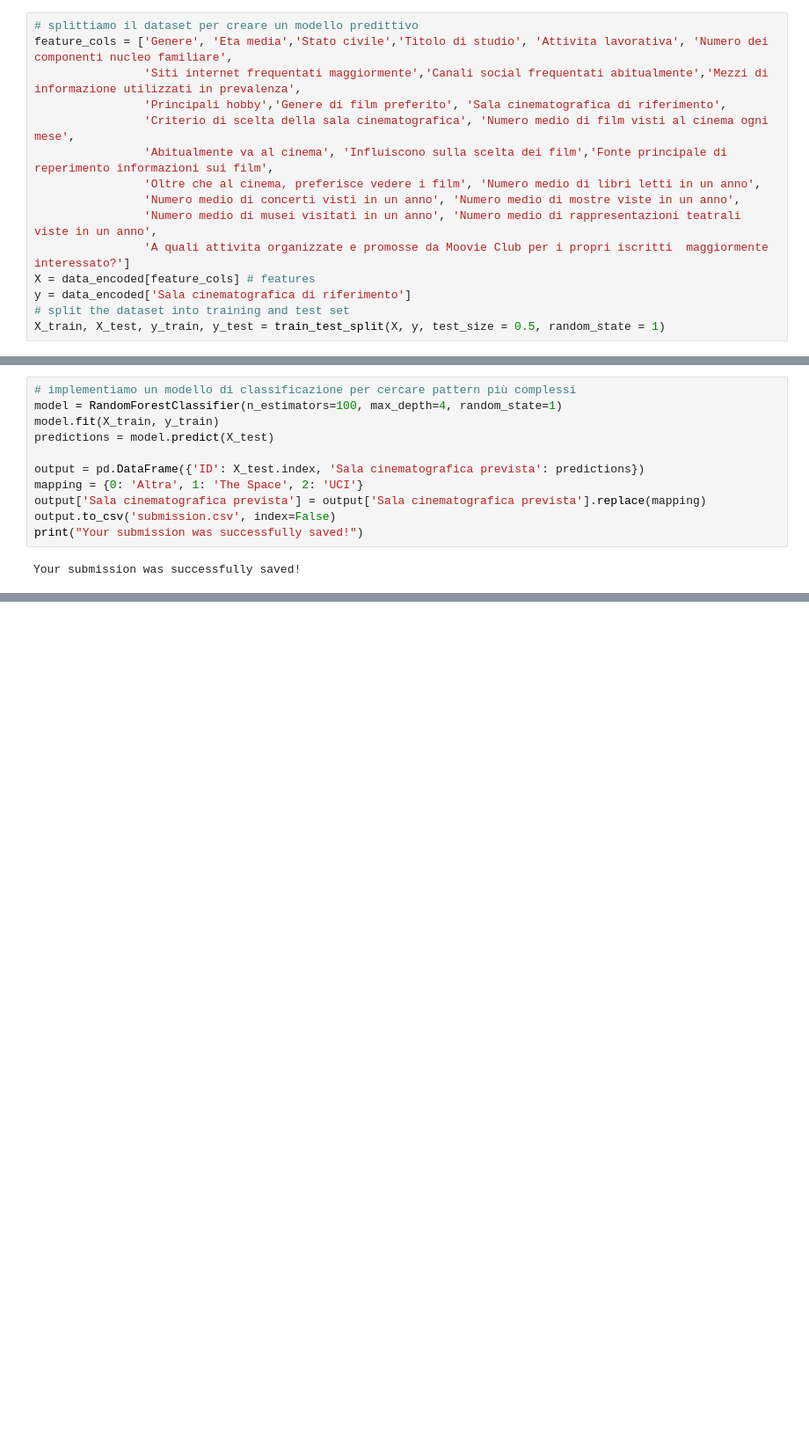
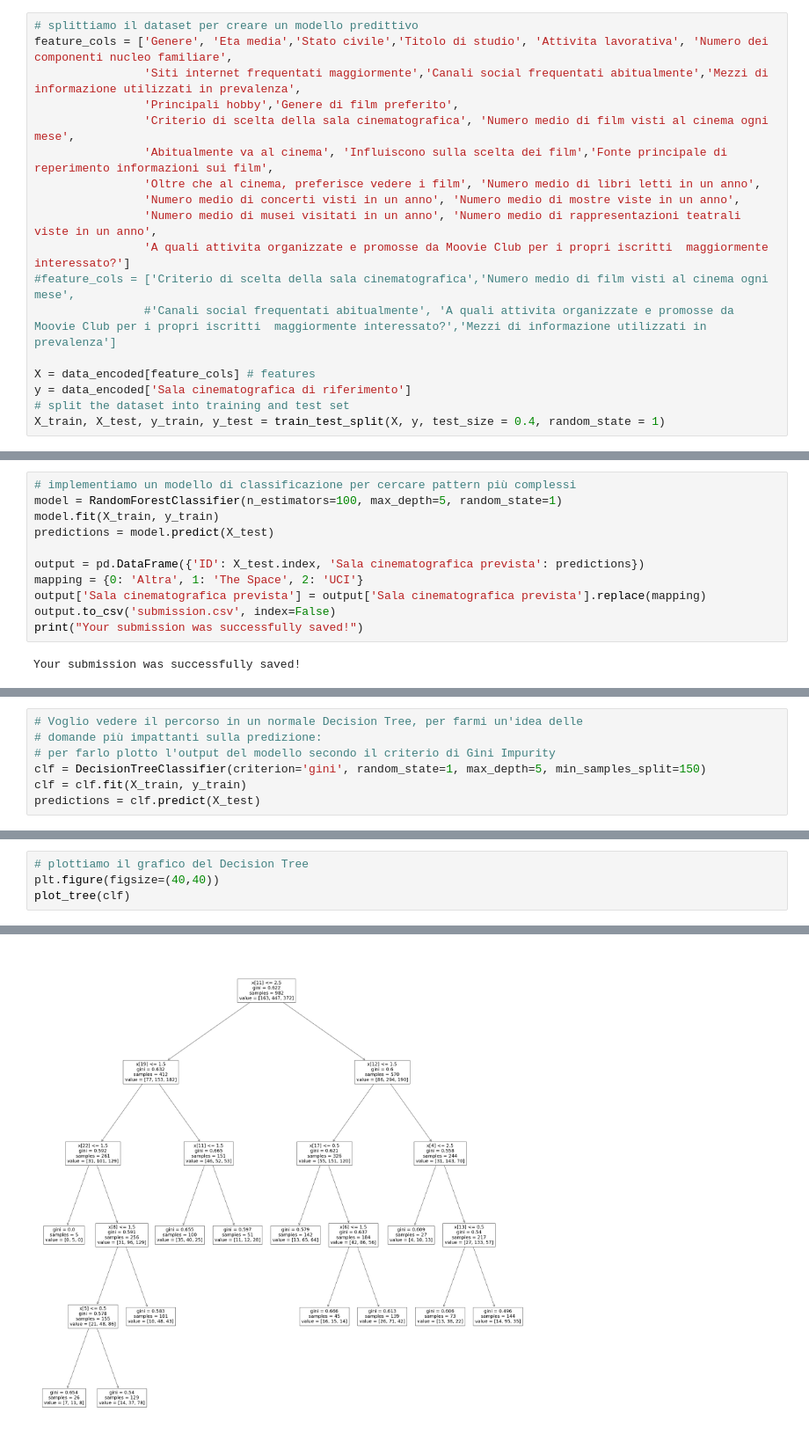
Before and after one commit to ettoremiglioranza1012/Predicting-Reference-movie-theater, a Jupyter notebook: Questionario_cinema.ipynb, the cells around one changed output, grey strips where cells are left out. Shown at 88% size. Saved outputs shown, nothing was run; the diff lists cells and outputs as text; blank space fills up the shorter version.

```diff
--- a/Questionario_cinema.ipynb
+++ b/Questionario_cinema.ipynb
@@ -205,14 +222,17 @@ Modello di Classificazione predittiva:
 # splittiamo il dataset per creare un modello predittivo
 feature_cols = ['Genere', 'Eta media','Stato civile','Titolo di studio', 'Attivita lavorativa', 'Numero dei componenti nucleo familiare',
                 'Siti internet frequentati maggiormente','Canali social frequentati abitualmente','Mezzi di informazione utilizzati in prevalenza',
-                'Principali hobby','Genere di film preferito', 'Sala cinematografica di riferimento',
+                'Principali hobby','Genere di film preferito',
                 'Criterio di scelta della sala cinematografica', 'Numero medio di film visti al cinema ogni mese',
                 'Abitualmente va al cinema', 'Influiscono sulla scelta dei film','Fonte principale di reperimento informazioni sui film',
                 'Oltre che al cinema, preferisce vedere i film', 'Numero medio di libri letti in un anno',
                 'Numero medio di concerti visti in un anno', 'Numero medio di mostre viste in un anno',
                 'Numero medio di musei visitati in un anno', 'Numero medio di rappresentazioni teatrali viste in un anno',
                 'A quali attivita organizzate e promosse da Moovie Club per i propri iscritti  maggiormente interessato?']
+#feature_cols = ['Criterio di scelta della sala cinematografica','Numero medio di film visti al cinema ogni mese',
+                #'Canali social frequentati abitualmente', 'A quali attivita organizzate e promosse da Moovie Club per i propri iscritti  maggiormente interessato?','Mezzi di informazione utilizzati in prevalenza']
+
 X = data_encoded[feature_cols] # features
 y = data_encoded['Sala cinematografica di riferimento']
 # split the dataset into training and test set
-X_train, X_test, y_train, y_test = train_test_split(X, y, test_size = 0.5, random_state = 1)
+X_train, X_test, y_train, y_test = train_test_split(X, y, test_size = 0.4, random_state = 1)
@@ -222,7 +245,7 @@ out_y_test = y_test.replace(mapping)
 out_y_test.to_csv('out_y_test.csv', index = False)
 # %%
 # implementiamo un modello di classificazione per cercare pattern più complessi
-model = RandomForestClassifier(n_estimators=100, max_depth=4, random_state=1)
+model = RandomForestClassifier(n_estimators=100, max_depth=5, random_state=1)
 model.fit(X_train, y_train)
 predictions = model.predict(X_test)
 
@@ -271,0 +302,7 @@ Cross-Validation Mean Score: 0.8412763728864281
+# %%
+# Voglio vedere il percorso in un normale Decision Tree, per farmi un'idea delle
+# domande più impattanti sulla predizione:
+# per farlo plotto l'output del modello secondo il criterio di Gini Impurity
+clf = DecisionTreeClassifier(criterion='gini', random_state=1, max_depth=5, min_samples_split=150)
+clf = clf.fit(X_train, y_train)
+predictions = clf.predict(X_test)
@@ -271,0 +335,5 @@ Cross-Validation Mean Score: 0.8412763728864281
+# %%
+# plottiamo il grafico del Decision Tree
+plt.figure(figsize=(40,40))
+plot_tree(clf)
+# %% [output]
@@ -271,0 +357 @@ Cross-Validation Mean Score: 0.8412763728864281
+[figure, added]
```
Also changed, not shown: parts of 17 cells of this notebook.
